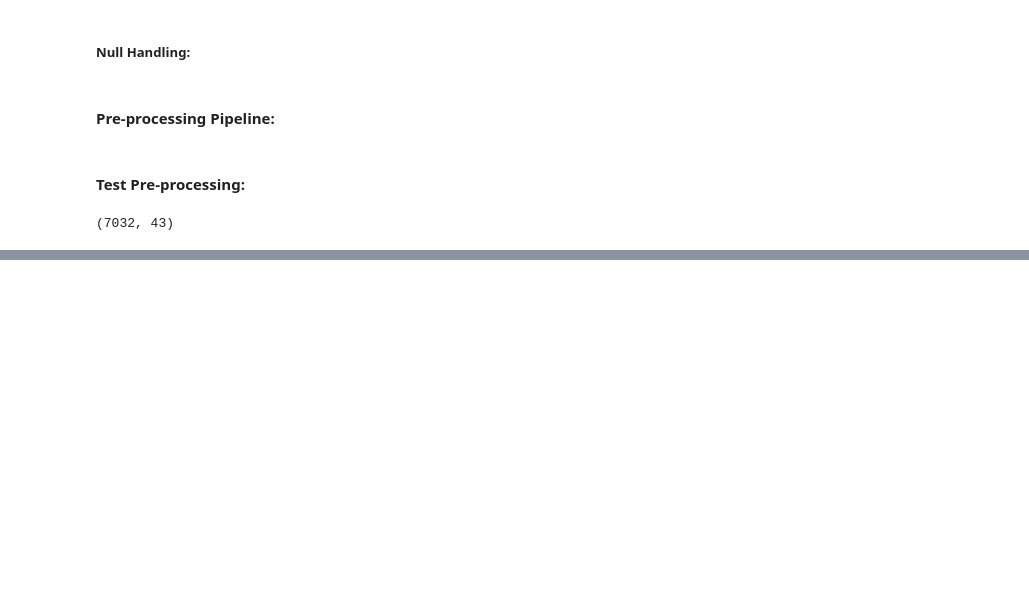
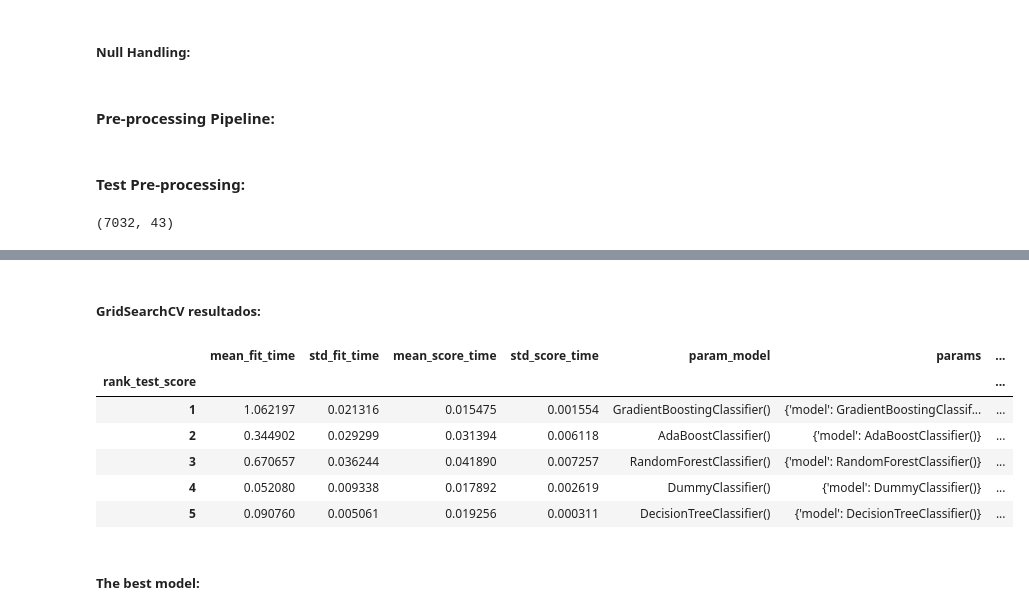
Before and after one commit to SamuelBarbosaDev/Telco_Customer_Churn, a Jupyter notebook: core/notebooks/main.ipynb, the cells around one changed output, grey strips where cells are left out. Saved outputs shown, nothing was run; the diff lists cells and outputs as text; code cells hidden in the pictures; blank space fills up the shorter version.

```diff
--- a/core/notebooks/main.ipynb
+++ b/core/notebooks/main.ipynb
@@ -293,0 +325,5 @@ result.shape
+# %%
+pipeline = Pipeline([
+    ('pre_processing', pre_processing),
+    ('model', DummyClassifier()),
+])
@@ -293,0 +334,10 @@ result.shape
+# %%
+params = {
+    'model' : [
+        DummyClassifier(),
+        DecisionTreeClassifier(),
+        RandomForestClassifier(),
+        AdaBoostClassifier(),
+        GradientBoostingClassifier(),
+    ]
+}
@@ -293,0 +346,12 @@ result.shape
+# %%
+grid_model = GridSearchCV(
+    pipeline,
+    param_grid=params,
+    cv=5,
+    scoring='r2',
+    verbose=1
+)
+grid_model.fit(
+    x_train,
+    y_train
+)
@@ -293,0 +377,19 @@ result.shape
+# %% [markdown]
+##### GridSearchCV resultados:
+# %%
+df_grid_cv_result = (
+    pd.DataFrame(grid_model.cv_results_)
+    .set_index('rank_test_score')
+    .sort_index()
+)
+display(df_grid_cv_result.head())
+# %% [output]
+|  | mean_fit_time | std_fit_time | mean_score_time | std_score_time | param_model | params | ... |
+| rank_test_score |  |  |  |  |  |  | ... |
+| 1 | 1.062197 | 0.021316 | 0.015475 | 0.001554 | GradientBoostingClassifier() | {'model': GradientBoostingClassif... | ... |
+| 2 | 0.344902 | 0.029299 | 0.031394 | 0.006118 | AdaBoostClassifier() | {'model': AdaBoostClassifier()} | ... |
+| 3 | 0.670657 | 0.036244 | 0.041890 | 0.007257 | RandomForestClassifier() | {'model': RandomForestClassifier()} | ... |
+| 4 | 0.052080 | 0.009338 | 0.017892 | 0.002619 | DummyClassifier() | {'model': DummyClassifier()} | ... |
+| 5 | 0.090760 | 0.005061 | 0.019256 | 0.000311 | DecisionTreeClassifier() | {'model': DecisionTreeClassifier()} | ... |
+# %% [markdown]
+##### The best model:
```
Also changed, not shown: parts of 35 cells of this notebook.
